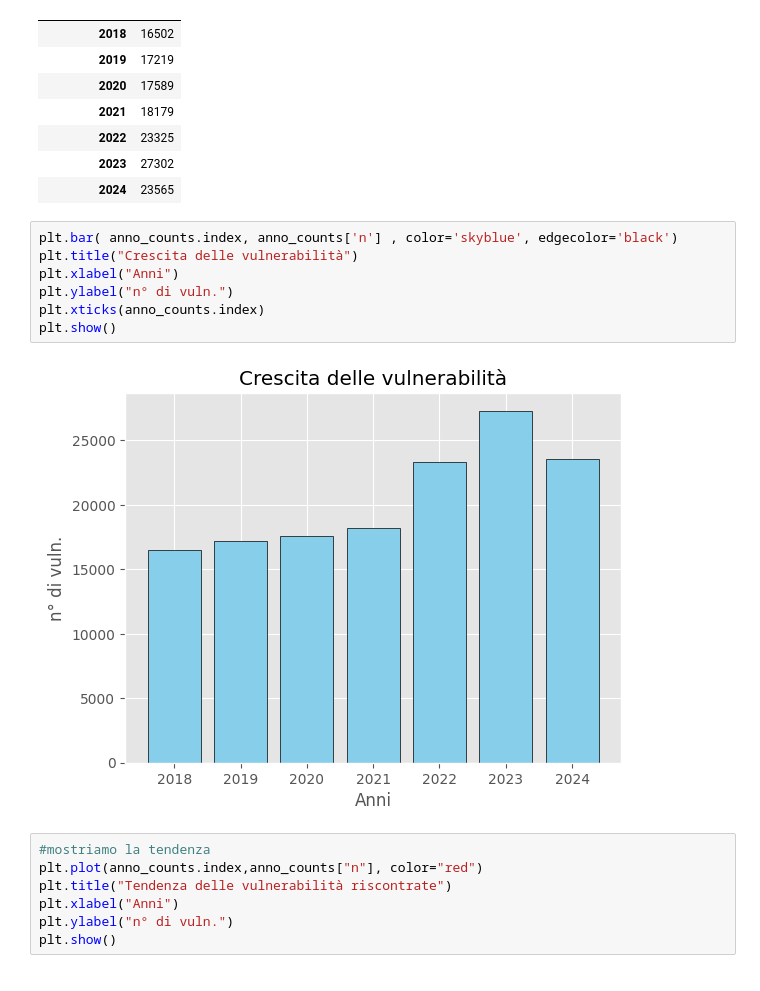
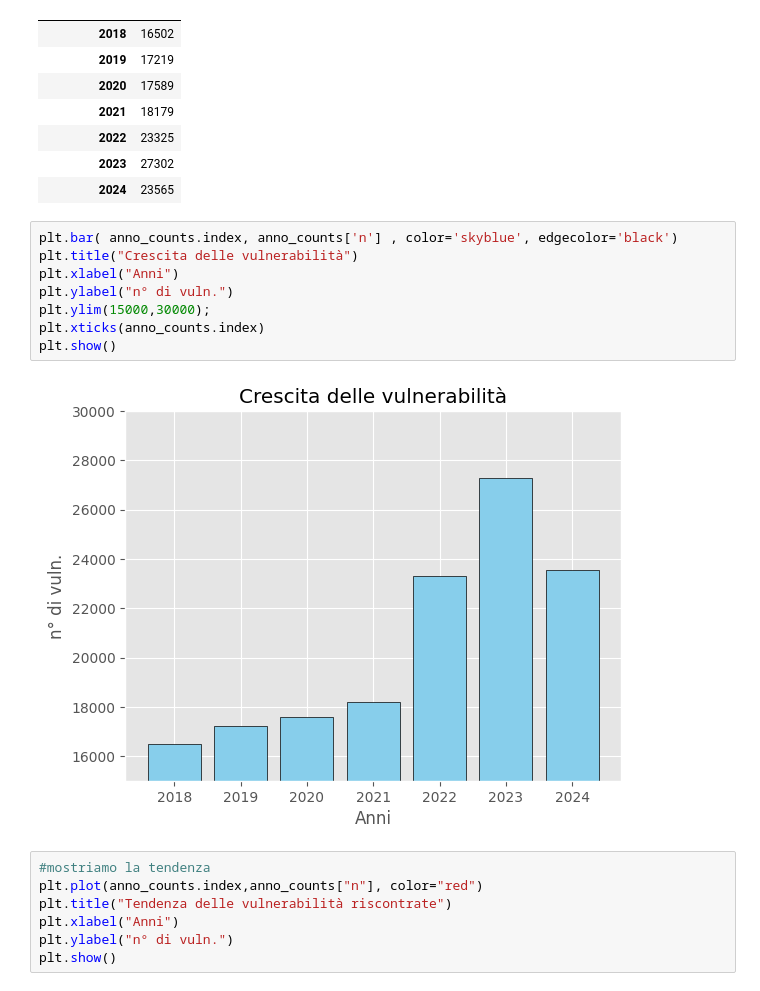
Before and after one commit to Darka3sS/Progetto_DS, a Jupyter notebook: EDA.ipynb, the cells around one changed output. Drawn from its saved outputs; the diff is of its cells as text.

```diff
--- a/EDA.ipynb
+++ b/EDA.ipynb
@@ -216,12 +217,13 @@ anno_counts
 # %%
 plt.bar( anno_counts.index, anno_counts['n'] , color='skyblue', edgecolor='black')
 plt.title("Crescita delle vulnerabilità")
 plt.xlabel("Anni")
 plt.ylabel("n° di vuln.")
+plt.ylim(15000,30000);
 plt.xticks(anno_counts.index)
 plt.show()
 # %% [output]
-[figure, old version]
+[figure, new version]
 # %%
 #mostriamo la tendenza
 plt.plot(anno_counts.index,anno_counts["n"], color="red")
```
Also changed, not shown: parts of 10 cells of this notebook.
